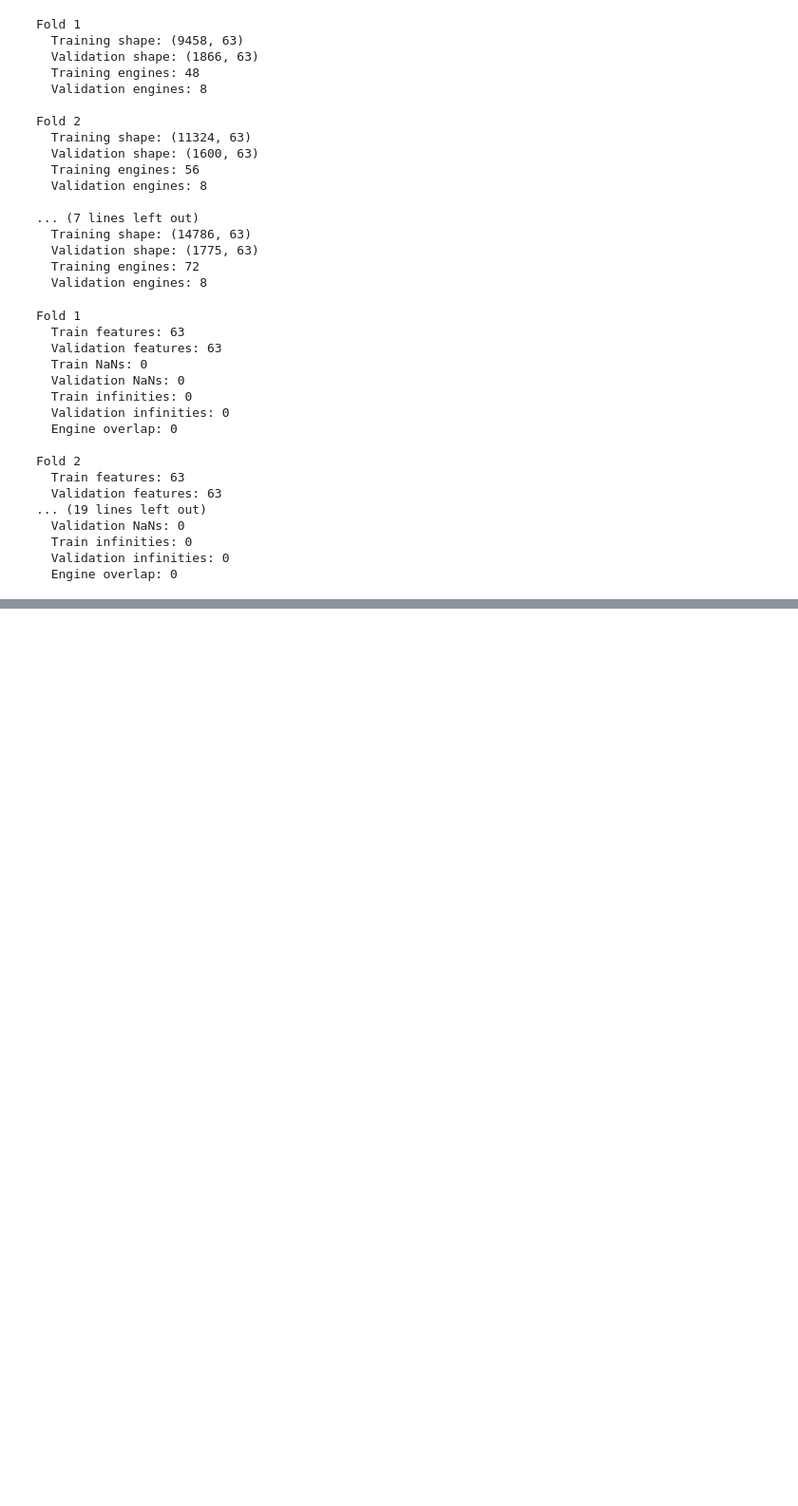
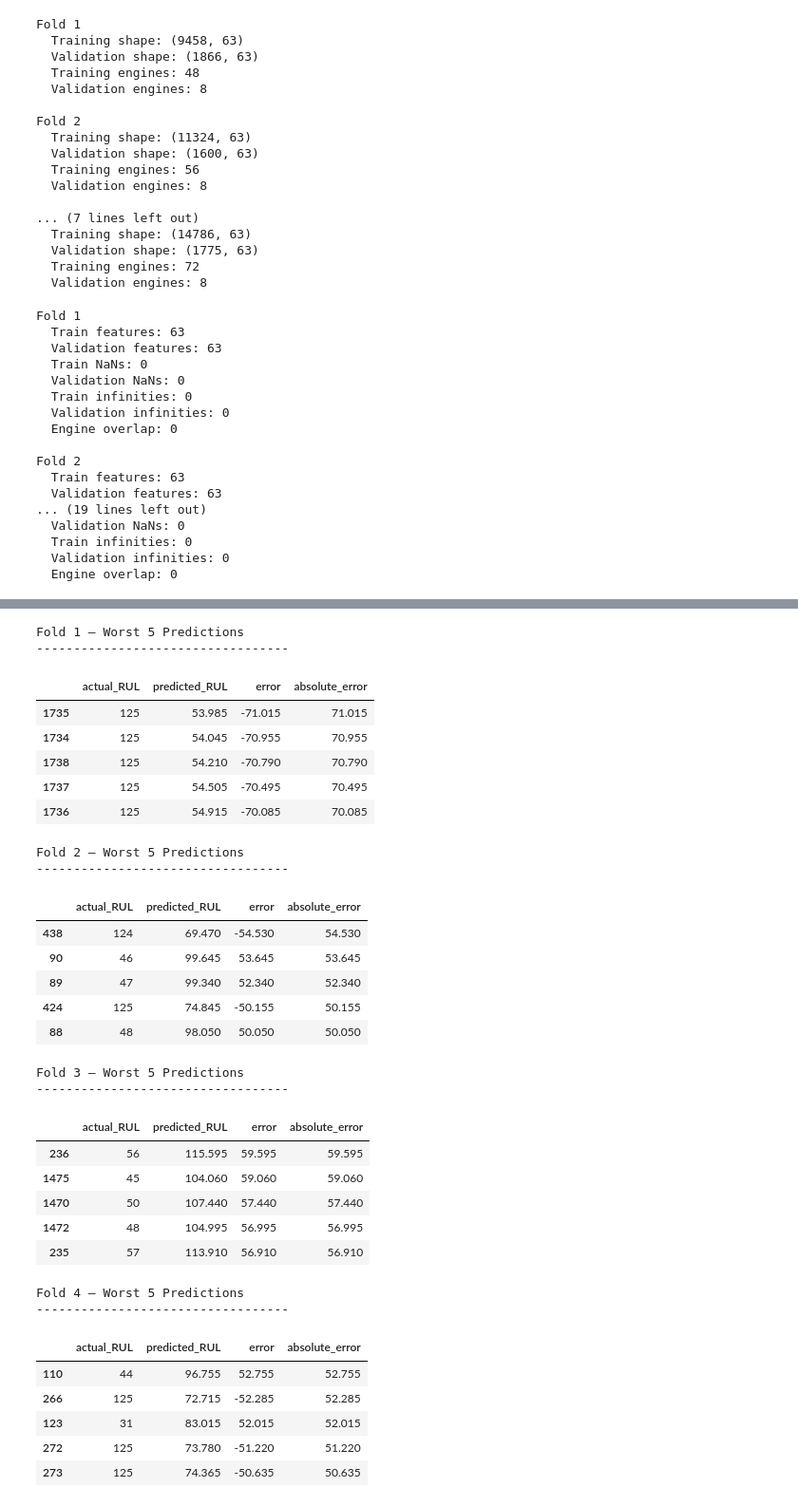
Before and after one commit to Susenther/Predictive_maintenance_RUL_prediction, a Jupyter notebook: notebooks/Predictive_Maintenance_RUL.ipynb, the cells around one changed output, grey strips where cells are left out. Shown at 95% size. Drawn from its saved outputs; the diff is of its cells as text; code cells hidden in the pictures; blank space fills up the shorter version.

```diff
--- a/notebooks/Predictive_Maintenance_RUL.ipynb
+++ b/notebooks/Predictive_Maintenance_RUL.ipynb
@@ -1484,0 +1733,56 @@ Fold 2
+# %%
+# Display the five worst predictions from each fold
+
+for fold_number, predictions_df in enumerate(fold_predictions, start=1):
+
+    worst_predictions = predictions_df.nlargest(
+        5,
+        "absolute_error"
+    )
+
+    print(f"\nFold {fold_number} — Worst 5 Predictions")
+    print("----------------------------------")
+
+    display(
+        worst_predictions[
+            [
+                "actual_RUL",
+                "predicted_RUL",
+                "error",
+                "absolute_error"
+            ]
+        ]
+    )
+# %% [output]
+Fold 1 — Worst 5 Predictions
+----------------------------------
+|  | actual_RUL | predicted_RUL | error | absolute_error |
+| 1735 | 125 | 53.985 | -71.015 | 71.015 |
+| 1734 | 125 | 54.045 | -70.955 | 70.955 |
+| 1738 | 125 | 54.210 | -70.790 | 70.790 |
+| 1737 | 125 | 54.505 | -70.495 | 70.495 |
+| 1736 | 125 | 54.915 | -70.085 | 70.085 |
+Fold 2 — Worst 5 Predictions
+----------------------------------
+|  | actual_RUL | predicted_RUL | error | absolute_error |
+| 438 | 124 | 69.470 | -54.530 | 54.530 |
+| 90 | 46 | 99.645 | 53.645 | 53.645 |
+| 89 | 47 | 99.340 | 52.340 | 52.340 |
+| 424 | 125 | 74.845 | -50.155 | 50.155 |
+| 88 | 48 | 98.050 | 50.050 | 50.050 |
+Fold 3 — Worst 5 Predictions
+----------------------------------
+|  | actual_RUL | predicted_RUL | error | absolute_error |
+| 236 | 56 | 115.595 | 59.595 | 59.595 |
+| 1475 | 45 | 104.060 | 59.060 | 59.060 |
+| 1470 | 50 | 107.440 | 57.440 | 57.440 |
+| 1472 | 48 | 104.995 | 56.995 | 56.995 |
+| 235 | 57 | 113.910 | 56.910 | 56.910 |
+Fold 4 — Worst 5 Predictions
+----------------------------------
+|  | actual_RUL | predicted_RUL | error | absolute_error |
+| 110 | 44 | 96.755 | 52.755 | 52.755 |
+| 266 | 125 | 72.715 | -52.285 | 52.285 |
+| 123 | 31 | 83.015 | 52.015 | 52.015 |
+| 272 | 125 | 73.780 | -51.220 | 51.220 |
+| 273 | 125 | 74.365 | -50.635 | 50.635 |
```
Also changed, not shown: parts of 14 cells of this notebook.
